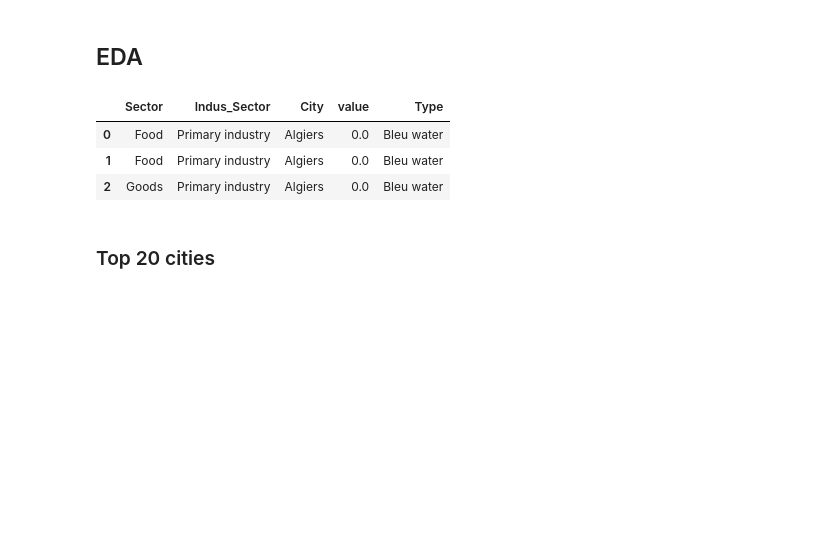
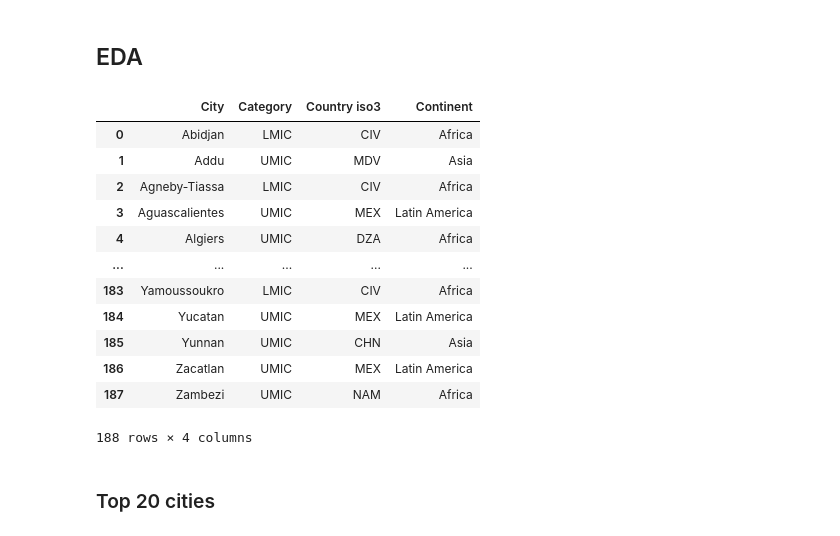
Before and after one commit to mohamed-hachaichi/Virtual_Water_Project, a Jupyter notebook: Code/Code.ipynb, the cells around one changed output. Drawn from its saved outputs; the diff is of its cells as text; code cells hidden in the pictures; blank space fills up the shorter version.

```diff
--- a/Code/Code.ipynb
+++ b/Code/Code.ipynb
@@ -848,11 +848,21 @@ tot.to_excel('../Output/ds.xlsx', index = False)
 # %%
 ds = pd.read_excel('../Output/ds.xlsx')
 ds = ds[~(ds['City'].isin(['Colombo', 'Gampaha',
                                  'Kalutara', 'Trincomalee',
                                  'Matara']))]
-ds.head(3)
+index = pd.read_csv('../Data/index.csv')
+index
 # %% [output]
-|  | Sector | Indus_Sector | City | value | Type |
-| 0 | Food | Primary industry | Algiers | 0.0 | Bleu water |
-| 1 | Food | Primary industry | Algiers | 0.0 | Bleu water |
-| 2 | Goods | Primary industry | Algiers | 0.0 | Bleu water |
+|  | City | Category | Country iso3 | Continent |
+| 0 | Abidjan | LMIC | CIV | Africa |
+| 1 | Addu | UMIC | MDV | Asia |
+| 2 | Agneby-Tiassa | LMIC | CIV | Africa |
+| 3 | Aguascalientes | UMIC | MEX | Latin America |
+| 4 | Algiers | UMIC | DZA | Africa |
+| ... | ... | ... | ... | ... |
+| 183 | Yamoussoukro | LMIC | CIV | Africa |
+| 184 | Yucatan | UMIC | MEX | Latin America |
+| 185 | Yunnan | UMIC | CHN | Asia |
+| 186 | Zacatlan | UMIC | MEX | Latin America |
+| 187 | Zambezi | UMIC | NAM | Africa |
+188 rows × 4 columns
```
Also changed, not shown: parts of 2 cells of this notebook, 3 other files.
